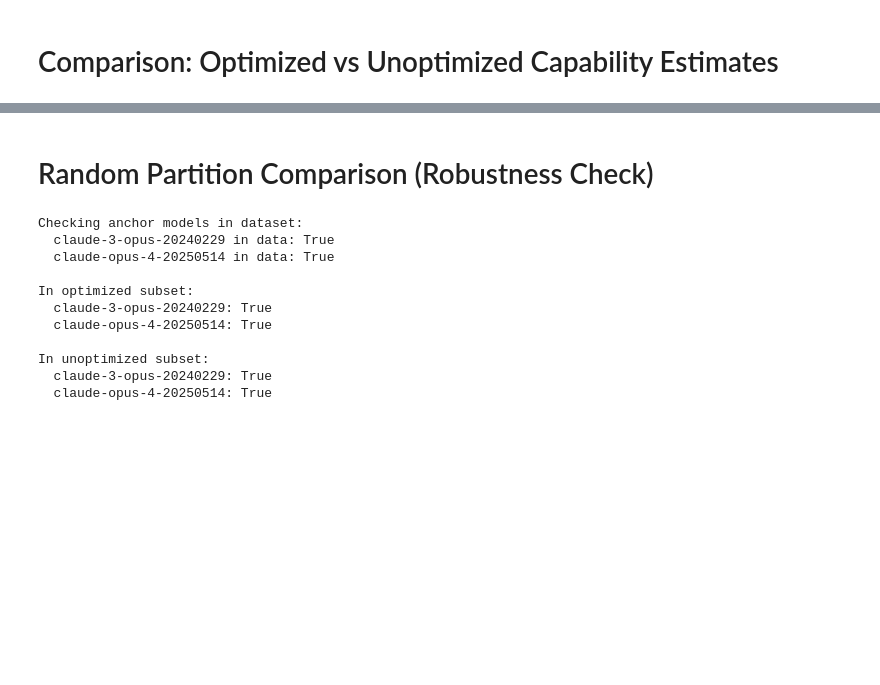
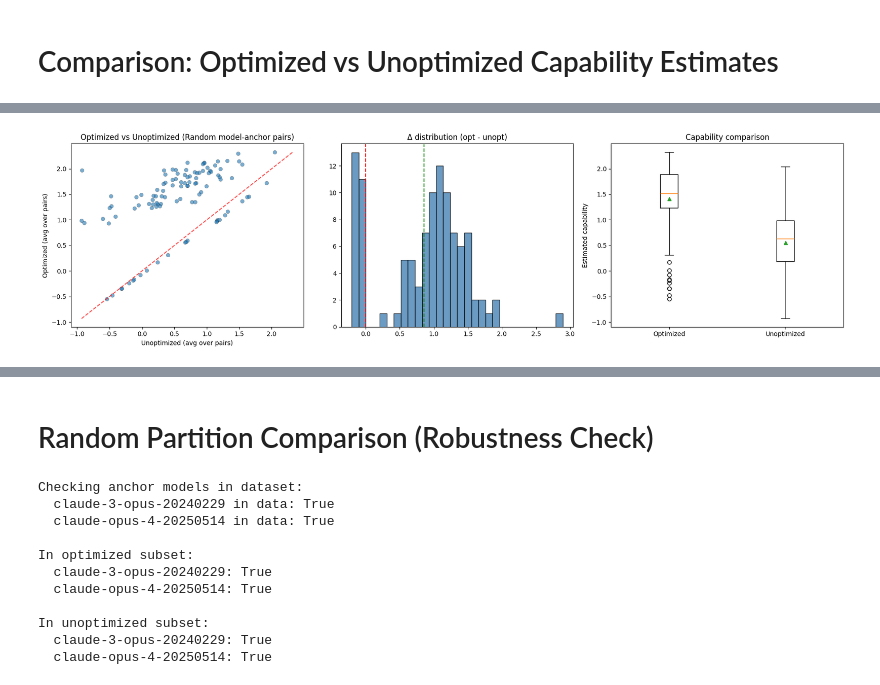
Before and after one commit to epoch-research/benchmark-stitching, a Jupyter notebook: notebooks/optimization_pressure.ipynb, the cells around one changed output, grey strips where cells are left out. Drawn from its saved outputs; the diff is of its cells as text; code cells hidden in the pictures; blank space fills up the shorter version.

```diff
--- a/notebooks/optimization_pressure.ipynb
+++ b/notebooks/optimization_pressure.ipynb
@@ -905,0 +1131,71 @@ Distribution of differences:
+# %%
+# View summary for random model-anchor pairs (run after the model-pairs cell)
+
+import numpy as np
+import pandas as pd
+import matplotlib.pyplot as plt
+from scipy.stats import ttest_rel, wilcoxon, pearsonr, spearmanr
+from pathlib import Path
+
+# If variables exist, use them; else load from saved CSVs
+if 'opt_avg_pairs' in globals() and 'unopt_avg_pairs' in globals():
+    df_opt  = opt_avg_pairs.rename("opt").to_frame()
+    df_unpt = unopt_avg_pairs.rename("unopt").to_frame()
+else:
+    out_dir = Path("outputs/model_anchor_pairs")
+    df_opt  = pd.read_csv(out_dir / "opt_avg_capabilities_random_model_anchors.csv").set_index("model").rename(columns={"opt_avg_modelAnchPairs":"opt"})
+    df_unpt = pd.read_csv(out_dir / "unopt_avg_capabilities_random_model_anchors.csv").set_index("model").rename(columns={"unopt_avg_modelAnchPairs":"unopt"})
+
+comp = df_opt.join(df_unpt, how="inner").dropna()
+comp["diff"]  = comp["opt"] - comp["unopt"]
+comp["ratio"] = comp["opt"] / comp["unopt"]
+
+# Summary
+t_stat, t_p = ttest_rel(comp["opt"], comp["unopt"])
+w_stat, w_p = wilcoxon(comp["opt"], comp["unopt"])
+r_p, p_p    = pearsonr(comp["opt"], comp["unopt"])
+r_s, p_s    = spearmanr(comp["opt"], comp["unopt"])
+
+summary_pairs_view = {
+    "n_models_overlap": int(len(comp)),
+    "mean_delta": float(comp["diff"].mean()),
+    "median_delta": float(comp["diff"].median()),
+    "std_delta": float(comp["diff"].std(ddof=0)),
+    "t_stat": float(t_stat), "t_pvalue": float(t_p),
+    "wilcoxon_stat": float(w_stat), "wilcoxon_pvalue": float(w_p),
+    "pearson_r": float(r_p), "pearson_p": float(p_p),
+    "spearman_rho": float(r_s), "spearman_p": float(p_s),
+}
+print(summary_pairs_view)
+
+# Top/bottom models by delta
+print("\nTop 10 Δ (opt - unopt):")
+print(comp.sort_values("diff", ascending=False).head(10)[["opt","unopt","diff"]].to_string())
+
+print("\nBottom 10 Δ (opt - unopt):")
+print(comp.sort_values("diff", ascending=True).head(10)[["opt","unopt","diff"]].to_string())
+
+# Quick plots
+fig, axes = plt.subplots(1, 3, figsize=(18, 5))
+
+axes[0].scatter(comp["unopt"], comp["opt"], alpha=0.6, edgecolors="k", linewidth=0.3)
+mn = min(comp["opt"].min(), comp["unopt"].min()); mx = max(comp["opt"].max(), comp["unopt"].max())
+axes[0].plot([mn, mx], [mn, mx], "r--", alpha=0.7)
+axes[0].set_xlabel("Unoptimized (avg over pairs)"); axes[0].set_ylabel("Optimized (avg over pairs)")
+axes[0].set_title("Optimized vs Unoptimized (Random model-anchor pairs)")
+
+axes[1].hist(comp["diff"], bins=30, color="steelblue", edgecolor="k", alpha=0.8)
+axes[1].axvline(0, color="red", linestyle="--"); axes[1].axvline(comp["diff"].mean(), color="green", linestyle="--")
+axes[1].set_title("Δ distribution (opt - unopt)")
+
+axes[2].boxplot([comp["opt"], comp["unopt"]], labels=["Optimized","Unoptimized"], showmeans=True)
+axes[2].set_ylabel("Estimated capability"); axes[2].set_title("Capability comparison")
+
+plt.tight_layout(); plt.show()
+
+# Optional: see which anchor pairs were used (if still in memory)
+if 'pairs' in globals():
+    print(f"\nAnchor pairs used (first 10 of {len(pairs)}):")
+    for p in pairs[:10]:
+        print("  -", p)
+# %% [output]
@@ -905,0 +1219 @@ Distribution of differences:
+[figure, added]
```
Also changed, not shown: parts of 33 cells of this notebook, 16 other files.
